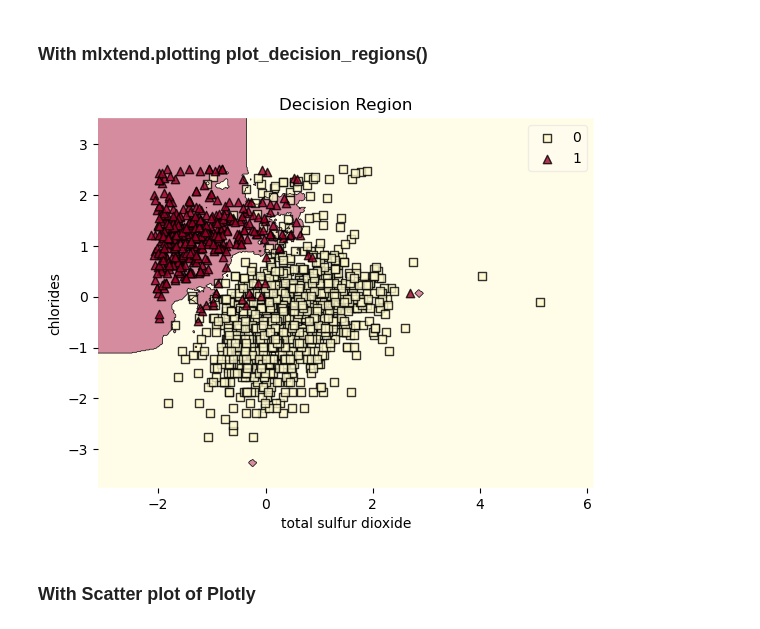
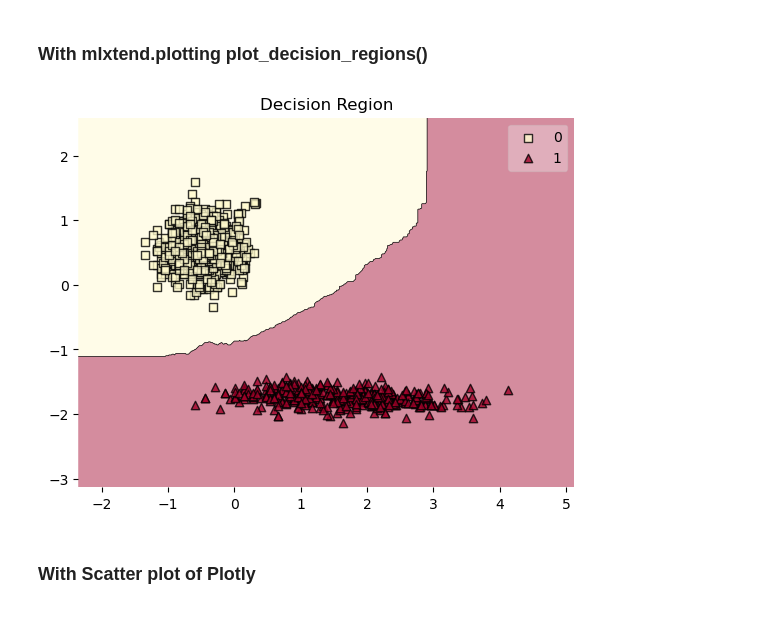
Before and after one commit to scfengv/ML-Wine-Type-and-Quality-Classification, a Jupyter notebook: KNN.ipynb, the cells around one changed output. Saved outputs shown, nothing was run; the diff lists cells and outputs as text; code cells hidden in the pictures.

```diff
--- a/KNN.ipynb
+++ b/KNN.ipynb
@@ -8,8 +8,8 @@ from mlxtend.feature_selection import SequentialFeatureSelector as SFS
 from sklearn import svm, metrics
 from sklearn.metrics import confusion_matrix, roc_curve, auc
 import numpy as np
-from skater.core.explanations import Interpretation
-from skater.model import InMemoryModel
+# from skater.core.explanations import Interpretation
+# from skater.model import InMemoryModel
 import matplotlib.pyplot as plt
 from sklearn.discriminant_analysis import StandardScaler, QuadraticDiscriminantAnalysis
 import plotly.graph_objs as go
@@ -17,13 +17,9 @@ import plotly.io as pio
 from mlxtend.plotting import plot_decision_regions
 from sklearn.neighbors import KNeighborsClassifier
 
-f = '/Users/shenchingfeng/Documents/1112/機器學習/Homework 2/all.csv'
+f = 'data/Wine.csv'
 
 df = pd.read_csv(f)
-df.drop(['Unnamed: 0'], axis = 1, inplace = True) ## Red wine == 1 ; White wine == 0
+# df.drop(['Unnamed: 0'], axis = 1, inplace = True) ## Red wine == 1 ; White wine == 0
 
-result = pd.DataFrame(columns = ["model", "accuracy"])
-
-select_col = df.drop('wine', axis = 1).columns
-for i in select_col:
-    df[i], lambda_value = stats.yeojohnson(df[i])
+# result = pd.DataFrame(columns = ["model", "accuracy"])
@@ -234,6 +246,8 @@ print(feature)
 # %%
-X = df[feature]
-y = df.wine
+# X = df[feature]
+# y = df.wine
+X = df.drop(columns = ["quality", "type"])
+y = df["type"]
 
 x_train, x_test, y_train, y_test = train_test_split(X, y, shuffle = True, random_state = 42)
 
@@ -279,17 +303,15 @@ print(feature_num)
 # %%
 plot_decision_regions(
     x_test[:, [1, 0]],
     y_test.values,
-    clf =knn.fit(x_train[:, [1, 0]], y_train.values),
+    clf = knn.fit(x_train[:, [1, 0]], y_train.values),
     colors = '#fffacd,#a00028'
 )
 
 plt.title('Decision Region')
-plt.xlabel('total sulfur dioxide')
-plt.ylabel('chlorides')
 plt.show()
 # %% [output]
-[figure, old version]
+[figure, new version]
 # %% [markdown]
 ### With Scatter plot of Plotly
 # %%
```
Also changed, not shown: parts of 3 cells of this notebook, 5 other files.
